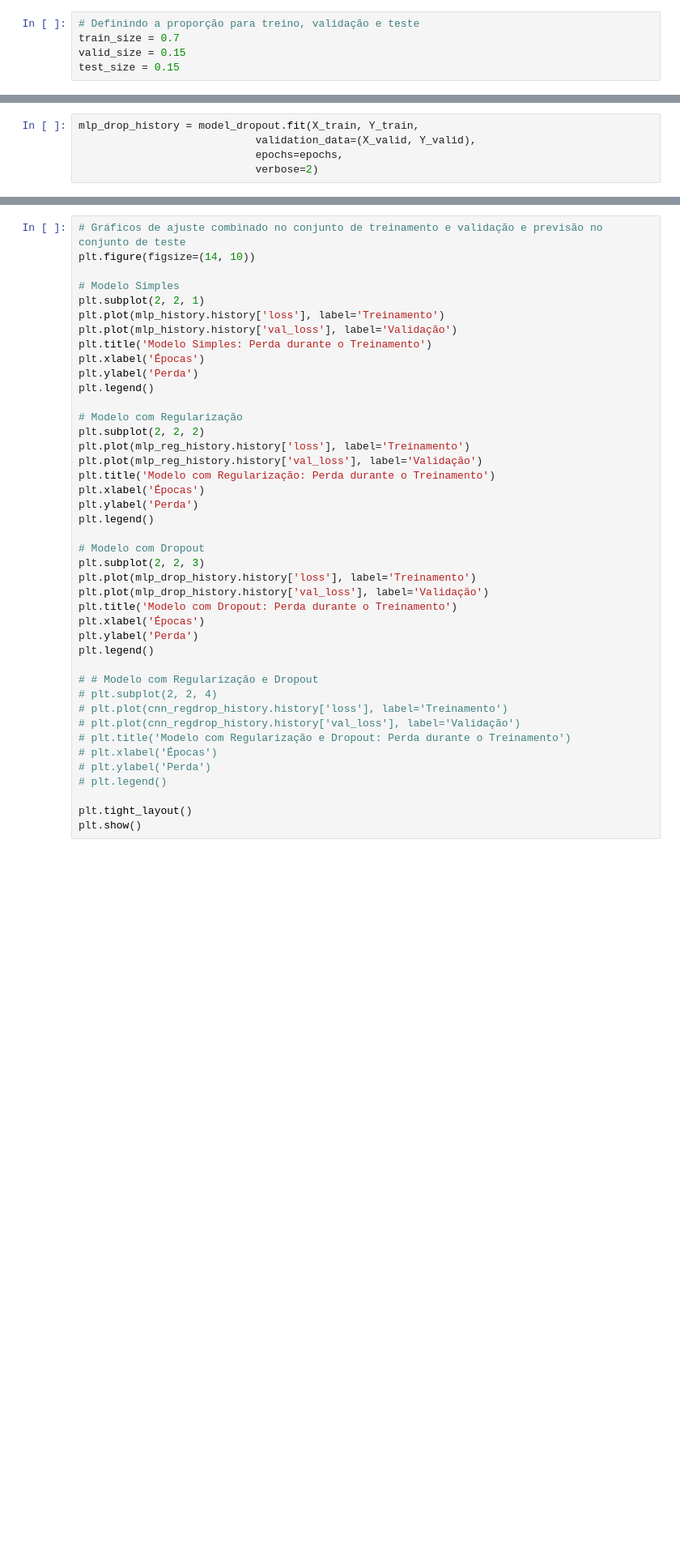
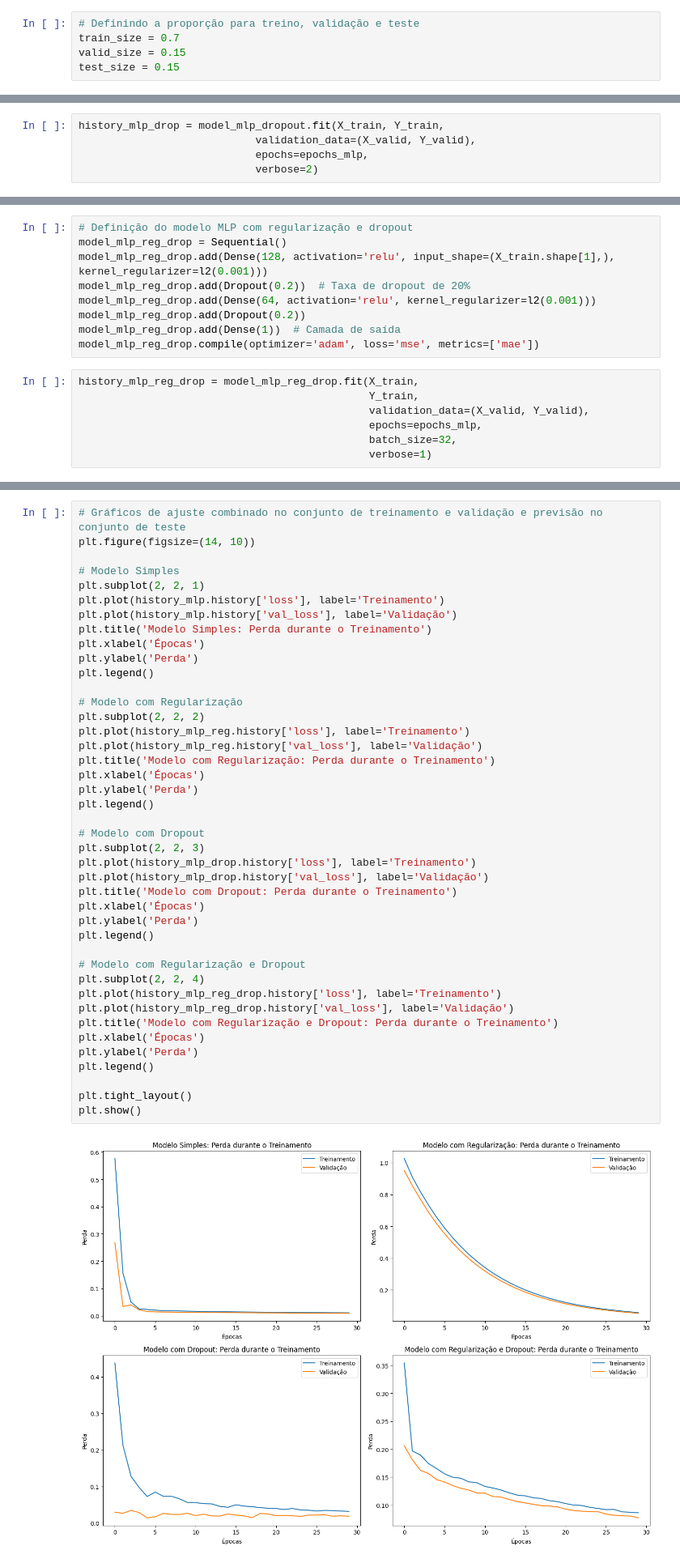
Before and after one commit to camazlucas/PEE-CPE727-Aprendizado-Profundo, a Jupyter notebook: 2024-03/Seminarios/11 - Aplicacoes em Series Temporais/Aplicacao em Series Temporais.ipynb, the cells around one changed output, grey strips where cells are left out. Shown at 81% size. Saved outputs shown, nothing was run; the diff lists cells and outputs as text; blank space fills up the shorter version.

```diff
--- a/2024-03/Seminarios/11 - Aplicacoes em Series Temporais/Aplicacao em Series Temporais.ipynb
+++ b/2024-03/Seminarios/11 - Aplicacoes em Series Temporais/Aplicacao em Series Temporais.ipynb
@@ -194,5 +278,5 @@ model_dropout.summary()
 # %%
-mlp_drop_history = model_dropout.fit(X_train, Y_train,
+history_mlp_drop = model_mlp_dropout.fit(X_train, Y_train,
                             validation_data=(X_valid, Y_valid),
-                            epochs=epochs,
+                            epochs=epochs_mlp,
                             verbose=2)
@@ -198,0 +303,16 @@ mlp_drop_history = model_dropout.fit(X_train, Y_train,
+# %%
+# Definição do modelo MLP com regularização e dropout
+model_mlp_reg_drop = Sequential()
+model_mlp_reg_drop.add(Dense(128, activation='relu', input_shape=(X_train.shape[1],), kernel_regularizer=l2(0.001)))
+model_mlp_reg_drop.add(Dropout(0.2))  # Taxa de dropout de 20%
+model_mlp_reg_drop.add(Dense(64, activation='relu', kernel_regularizer=l2(0.001)))
+model_mlp_reg_drop.add(Dropout(0.2))
+model_mlp_reg_drop.add(Dense(1))  # Camada de saída
+model_mlp_reg_drop.compile(optimizer='adam', loss='mse', metrics=['mae'])
+# %%
+history_mlp_reg_drop = model_mlp_reg_drop.fit(X_train,
+                                              Y_train,
+                                              validation_data=(X_valid, Y_valid),
+                                              epochs=epochs_mlp,
+                                              batch_size=32,
+                                              verbose=1)
@@ -233,45 +392,47 @@ print(f"Modelo com Dropout - MAE: {mae_dropout:.4f}, RMSE: {rmse_dropout:.4f}")
 # %%
 # Gráficos de ajuste combinado no conjunto de treinamento e validação e previsão no conjunto de teste
 plt.figure(figsize=(14, 10))
 
 # Modelo Simples
 plt.subplot(2, 2, 1)
-plt.plot(mlp_history.history['loss'], label='Treinamento')
-plt.plot(mlp_history.history['val_loss'], label='Validação')
+plt.plot(history_mlp.history['loss'], label='Treinamento')
+plt.plot(history_mlp.history['val_loss'], label='Validação')
 plt.title('Modelo Simples: Perda durante o Treinamento')
 plt.xlabel('Épocas')
 plt.ylabel('Perda')
 plt.legend()
 
 # Modelo com Regularização
 plt.subplot(2, 2, 2)
-plt.plot(mlp_reg_history.history['loss'], label='Treinamento')
-plt.plot(mlp_reg_history.history['val_loss'], label='Validação')
+plt.plot(history_mlp_reg.history['loss'], label='Treinamento')
+plt.plot(history_mlp_reg.history['val_loss'], label='Validação')
 plt.title('Modelo com Regularização: Perda durante o Treinamento')
 plt.xlabel('Épocas')
 plt.ylabel('Perda')
 plt.legend()
 
 # Modelo com Dropout
 plt.subplot(2, 2, 3)
-plt.plot(mlp_drop_history.history['loss'], label='Treinamento')
-plt.plot(mlp_drop_history.history['val_loss'], label='Validação')
+plt.plot(history_mlp_drop.history['loss'], label='Treinamento')
+plt.plot(history_mlp_drop.history['val_loss'], label='Validação')
 plt.title('Modelo com Dropout: Perda durante o Treinamento')
 plt.xlabel('Épocas')
 plt.ylabel('Perda')
 plt.legend()
 
-# # Modelo com Regularização e Dropout
-# plt.subplot(2, 2, 4)
-# plt.plot(cnn_regdrop_history.history['loss'], label='Treinamento')
-# plt.plot(cnn_regdrop_history.history['val_loss'], label='Validação')
-# plt.title('Modelo com Regularização e Dropout: Perda durante o Treinamento')
-# plt.xlabel('Épocas')
-# plt.ylabel('Perda')
-# plt.legend()
+# Modelo com Regularização e Dropout
+plt.subplot(2, 2, 4)
+plt.plot(history_mlp_reg_drop.history['loss'], label='Treinamento')
+plt.plot(history_mlp_reg_drop.history['val_loss'], label='Validação')
+plt.title('Modelo com Regularização e Dropout: Perda durante o Treinamento')
+plt.xlabel('Épocas')
+plt.ylabel('Perda')
+plt.legend()
 
 plt.tight_layout()
 plt.show()
+# %% [output]
+[figure, added]
 # %%
 # Gerando previsões para cada modelo
 y_pred_mlp = model_mlp.predict(X_test)
```
Also changed, not shown: parts of 39 cells of this notebook, 1 other file.
